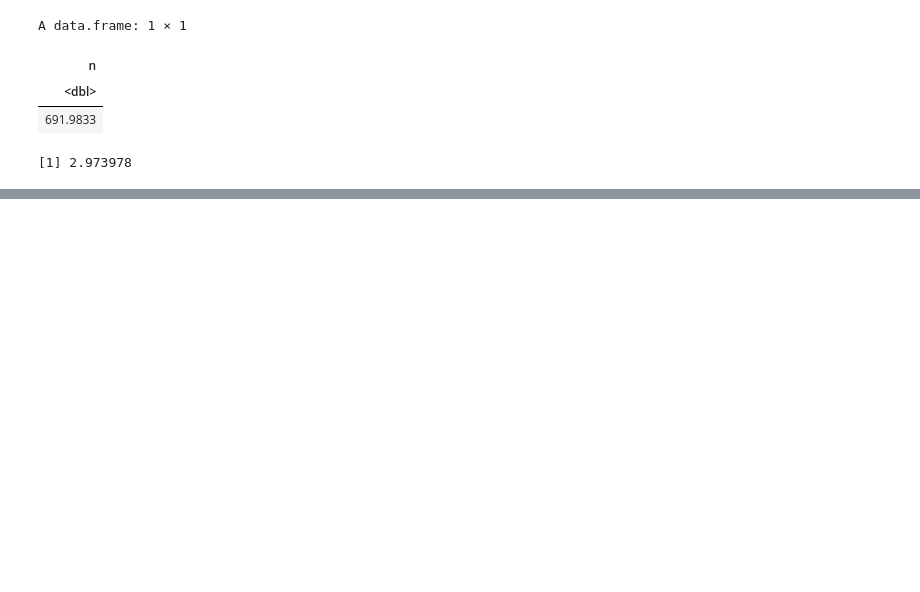
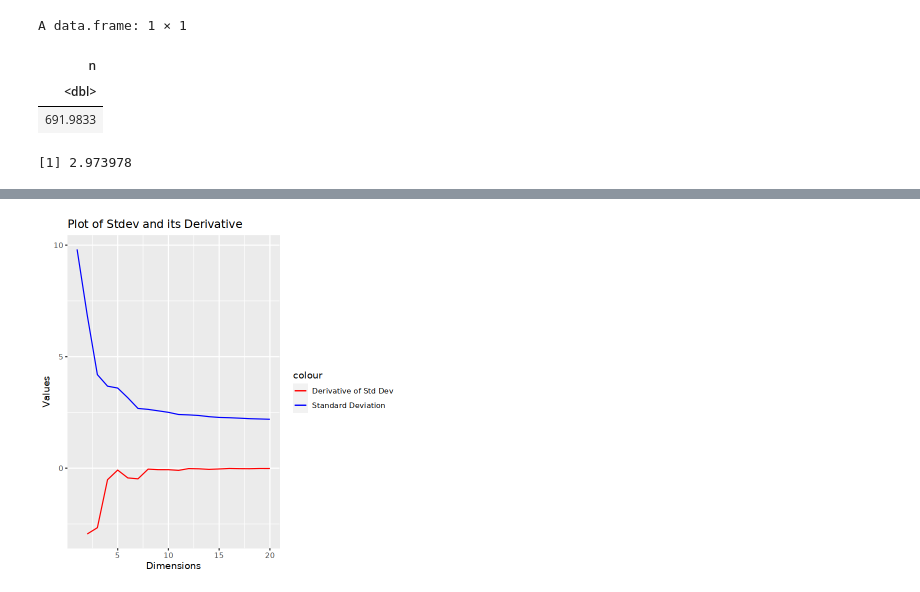
Before and after one commit to perslab/Aalling-Todorov-2024, a Jupyter notebook: 01_parameter_sweep/Untitled.ipynb, the cells around one changed output, grey strips where cells are left out. Cells and saved outputs as stored; diff of their text form; code cells hidden in the pictures; blank space fills up the shorter version.

```diff
--- a/01_parameter_sweep/Untitled.ipynb
+++ b/01_parameter_sweep/Untitled.ipynb
@@ -97,0 +137,16 @@ A data.frame: 1 × 1
+# %%
+a = ElbowPlot(obj)
+# %%
+data <- a$data %>%
+  mutate(deriv_stdev = c(NA, diff(stdev) / diff(dims)))
+
+# Plotting the derivative and stdev on the same ggplot
+ggplot(data, aes(x = dims)) +
+  geom_line(aes(y = stdev, color = "Standard Deviation")) +
+  geom_line(aes(y = deriv_stdev, color = "Derivative of Std Dev"), na.rm = TRUE) +
+  labs(title = "Plot of Stdev and its Derivative",
+       x = "Dimensions",
+       y = "Values") +
+  scale_color_manual(values = c("Standard Deviation" = "blue", "Derivative of Std Dev" = "red"))
+# %% [output]
+[figure, added]
```
Also changed, not shown: parts of 9 cells of this notebook, 3 other files.
